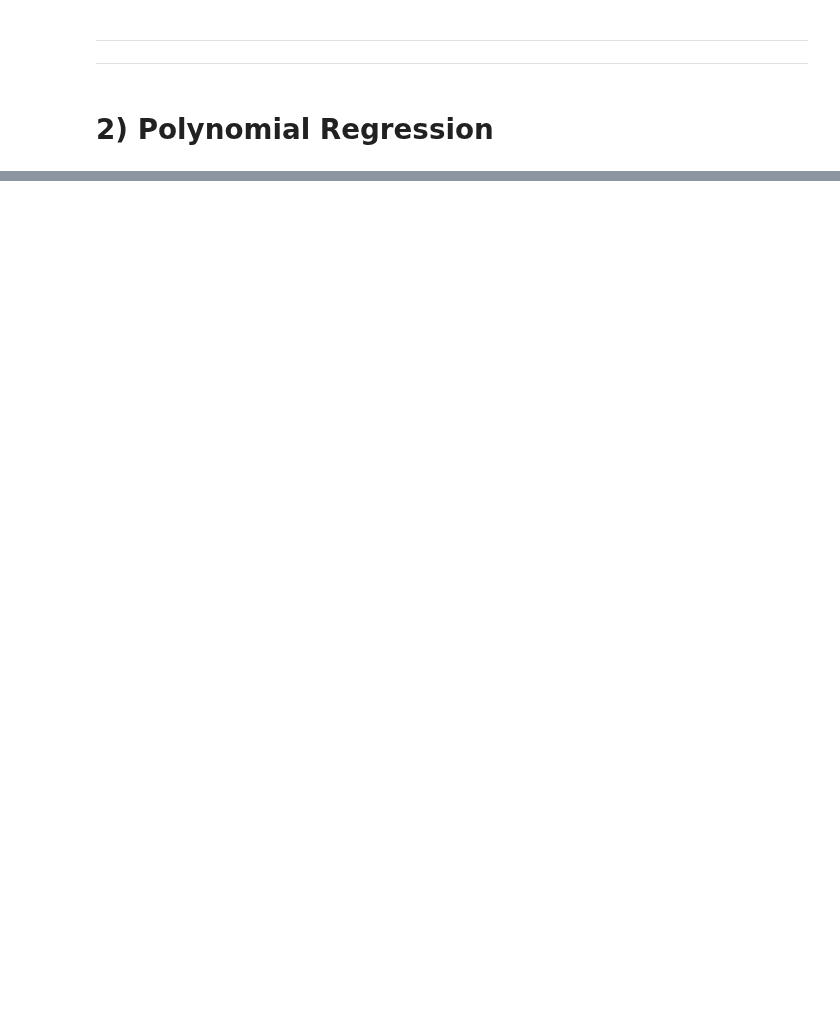
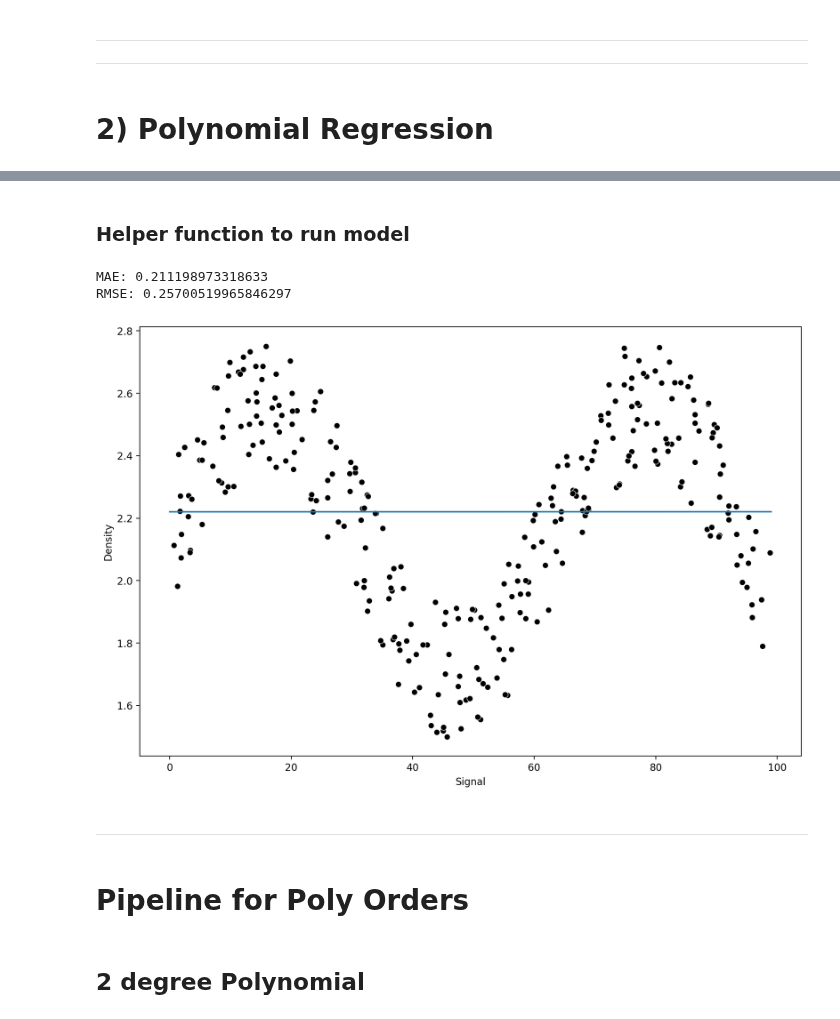
Before and after one commit to ptyadana/Data-Science-and-Machine-Learning-Projects-Dojo, a Jupyter notebook: Machine Learning & Data Science Masterclass - JP/15-Random-Forests/01-Random-Forest-Regression-Tunnel-Boring.ipynb, the cells around one changed output, grey strips where cells are left out. Drawn from its saved outputs; the diff is of its cells as text; code cells hidden in the pictures; blank space fills up the shorter version.

Commit message:
Polynomial Regression with multiple degrees comparison using pipeline
Former-commit-id: a02e5e968cda1208171c8075d3e5e81d949db547

```diff
--- a/Machine Learning & Data Science Masterclass - JP/15-Random-Forests/01-Random-Forest-Regression-Tunnel-Boring.ipynb
+++ b/Machine Learning & Data Science Masterclass - JP/15-Random-Forests/01-Random-Forest-Regression-Tunnel-Boring.ipynb
@@ -171,0 +176,38 @@ So our linear model is not working well enough, we need to explore more models.
+# %% [markdown]
+### Helper function to run model
+# %%
+def run_model(model, X_train, X_test, y_train, y_test):
+    # FIT MODEL TRAINING
+    model.fit(X_train, y_train)
+
+    # GET METRICS
+    preds = model.predict(X_test)
+    mae = mean_absolute_error(y_test, preds)
+    rmse = np.sqrt(mean_squared_error(y_test, preds))
+    print(f'MAE: {mae}')
+    print(f'RMSE: {rmse}')
+
+    # PLOT THE RESULTS against SIgnal Range
+    signal_range = np.arange(0, 100)
+    signal_preds = model.predict(signal_range.reshape(-1, 1))
+
+    # true values
+    plt.figure(figsize=(12,8), dpi=200)
+    sns.scatterplot(data=df, x='Signal', y='Density', color='black')
+
+    # singal range predictions
+    plt.plot(signal_range, signal_preds)
+# %%
+from sklearn.linear_model import LinearRegression
+
+model = LinearRegression()
+
+run_model(model, X_train, X_test, y_train, y_test)
+# %% [output]
+MAE: 0.211198973318633
+RMSE: 0.25700519965846297
+[figure, added]
+# %% [markdown]
+----------
+# %% [markdown]
+# Pipeline for Poly Orders
@@ -171,0 +217,2 @@ So our linear model is not working well enough, we need to explore more models.
+# %% [markdown]
+## 2 degree Polynomial
```
Also changed, not shown: parts of 17 cells of this notebook.
